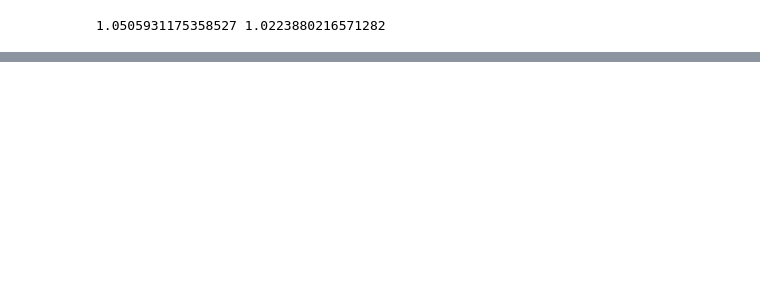
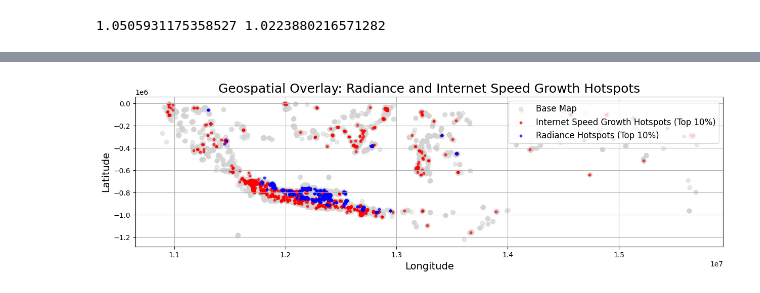
Before and after one commit to nasrrx/IndonesiaInternetSpeeds, a Jupyter notebook: DataAnalysisProject.ipynb, the cells around one changed output, grey strips where cells are left out. Saved outputs shown, nothing was run; the diff lists cells and outputs as text; code cells hidden in the pictures; blank space fills up the shorter version.

```diff
--- a/DataAnalysisProject.ipynb
+++ b/DataAnalysisProject.ipynb
@@ -308,0 +735,59 @@ Processed chunk 21 in 0.30 seconds
+# %%
+import geopandas as gpd
+import matplotlib.pyplot as plt
+
+def plot_geospatial_overlay(gdf):
+    # Ensure required columns exist
+    gdf['internet_speed_growth'] = gdf['avg_d_kbps'] + gdf['avg_u_kbps']
+
+    # Define thresholds for hotspots
+    internet_speed_threshold = gdf['internet_speed_growth'].quantile(0.9)  # Top 10% internet speed growth
+    radiance_threshold = gdf['log_light_intensity'].quantile(0.9)  # Top 10% radiance
+
+    # Identify internet speed growth hotspots
+    internet_speed_hotspots = gdf[gdf['internet_speed_growth'] > internet_speed_threshold]
+
+    # Identify radiance hotspots
+    radiance_hotspots = gdf[gdf['log_light_intensity'] > radiance_threshold]
+
+    # Define figure size and base map
+    fig, ax = plt.subplots(figsize=(15, 12))
+    gdf.plot(
+        ax=ax,
+        color='lightgrey',
+        alpha=0.5,
+        label='Base Map'
+    )
+
+    # Plot internet speed growth hotspots
+    internet_speed_hotspots.plot(
+        ax=ax,
+        color='red',
+        markersize=10,
+        label='Internet Speed Growth Hotspots (Top 10%)',
+        alpha=0.7
+    )
+
+    # Plot radiance hotspots
+    radiance_hotspots.plot(
+        ax=ax,
+        color='blue',
+        markersize=10,
+        label='Radiance Hotspots (Top 10%)',
+        alpha=0.7
+    )
+
+    # Add titles, labels, and legend
+    ax.set_title("Geospatial Overlay: Radiance and Internet Speed Growth Hotspots", fontsize=18)
+    ax.set_xlabel("Longitude", fontsize=14)
+    ax.set_ylabel("Latitude", fontsize=14)
+    ax.legend(fontsize=12, loc='upper right')
+    ax.grid(True)
+
+    # Show the overlay map
+    plt.show()
+
+# Call the function
+plot_geospatial_overlay(gdf_internet_speed)
+# %% [output]
+[figure, added]
```
Also changed, not shown: parts of 17 cells of this notebook, 8 other files.
